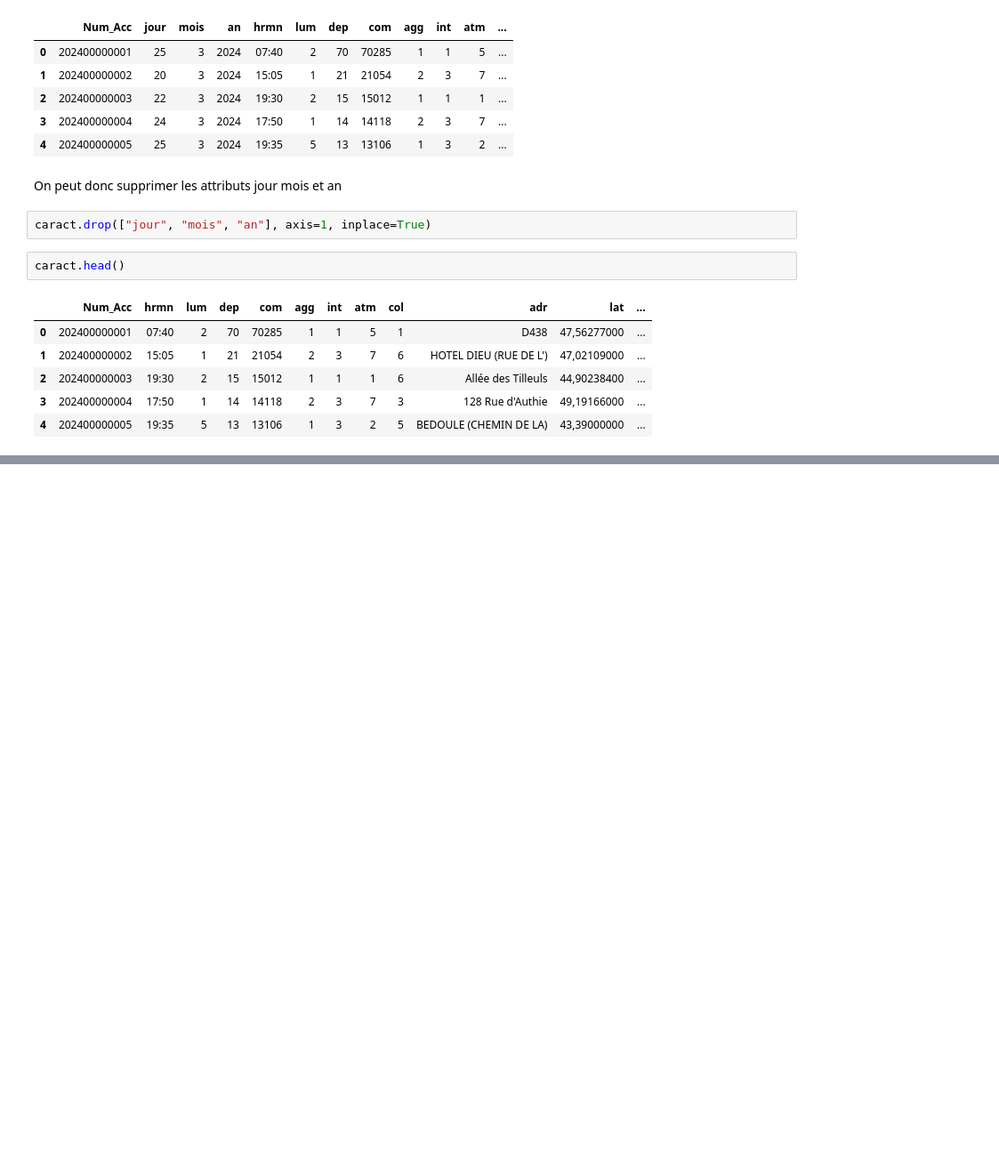
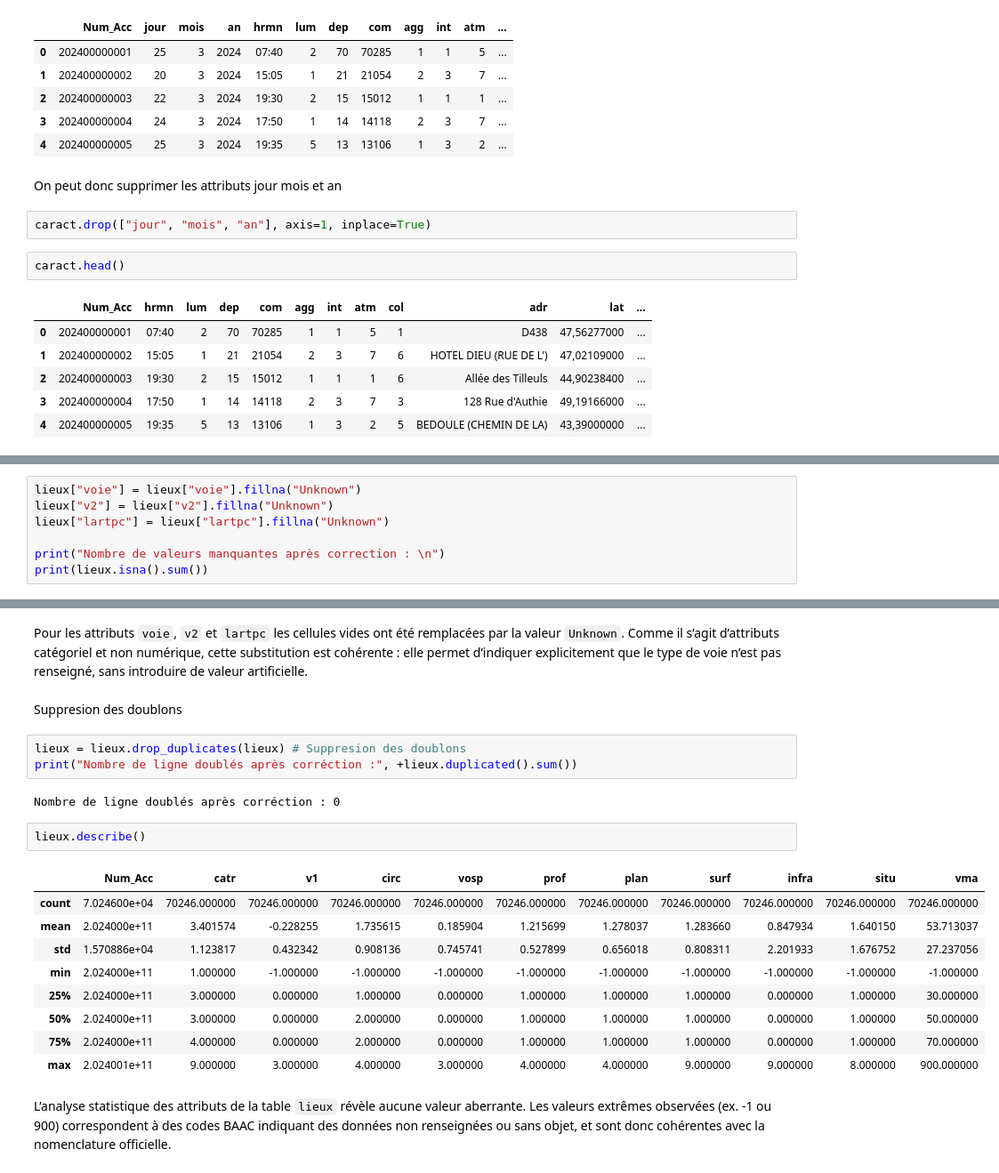
Before and after one commit to Ilyies07/analyse-data-accidents-route-france, a Jupyter notebook: analyse.ipynb, the cells around one changed output, grey strips where cells are left out. Shown at 89% size. Saved outputs shown, nothing was run; the diff lists cells and outputs as text; blank space fills up the shorter version.

Commit message:
Début nottoyage table lieux, conversion de certain attributs ce caract en float

```diff
--- a/analyse.ipynb
+++ b/analyse.ipynb
@@ -147,0 +253,7 @@ caract.head()
+# %%
+lieux["voie"] = lieux["voie"].fillna("Unknown")
+lieux["v2"] = lieux["v2"].fillna("Unknown")
+lieux["lartpc"] = lieux["lartpc"].fillna("Unknown")
+
+print("Nombre de valeurs manquantes après correction : \n")
+print(lieux.isna().sum())
@@ -147,0 +278,23 @@ caract.head()
+# %% [markdown]
+Pour les attributs `voie`, `v2` et `lartpc`  les cellules vides ont été remplacées par la valeur `Unknown`. Comme il s’agit d’attributs catégoriel et non numérique, cette substitution est cohérente : elle permet d’indiquer explicitement que le type de voie n’est pas renseigné, sans introduire de valeur artificielle.
+# %% [markdown]
+Suppresion des doublons
+# %%
+lieux = lieux.drop_duplicates(lieux) # Suppresion des doublons
+print("Nombre de ligne doublés après corréction :", +lieux.duplicated().sum())
+# %% [output]
+Nombre de ligne doublés après corréction : 0
+# %%
+lieux.describe()
+# %% [output]
+|  | Num_Acc | catr | v1 | circ | vosp | prof | plan | surf | infra | situ | vma |
+| count | 7.024600e+04 | 70246.000000 | 70246.000000 | 70246.000000 | 70246.000000 | 70246.000000 | 70246.000000 | 70246.000000 | 70246.000000 | 70246.000000 | 70246.000000 |
+| mean | 2.024000e+11 | 3.401574 | -0.228255 | 1.735615 | 0.185904 | 1.215699 | 1.278037 | 1.283660 | 0.847934 | 1.640150 | 53.713037 |
+| std | 1.570886e+04 | 1.123817 | 0.432342 | 0.908136 | 0.745741 | 0.527899 | 0.656018 | 0.808311 | 2.201933 | 1.676752 | 27.237056 |
+| min | 2.024000e+11 | 1.000000 | -1.000000 | -1.000000 | -1.000000 | -1.000000 | -1.000000 | -1.000000 | -1.000000 | -1.000000 | -1.000000 |
+| 25% | 2.024000e+11 | 3.000000 | 0.000000 | 1.000000 | 0.000000 | 1.000000 | 1.000000 | 1.000000 | 0.000000 | 1.000000 | 30.000000 |
+| 50% | 2.024000e+11 | 3.000000 | 0.000000 | 2.000000 | 0.000000 | 1.000000 | 1.000000 | 1.000000 | 0.000000 | 1.000000 | 50.000000 |
+| 75% | 2.024000e+11 | 4.000000 | 0.000000 | 2.000000 | 0.000000 | 1.000000 | 1.000000 | 1.000000 | 0.000000 | 1.000000 | 70.000000 |
+| max | 2.024001e+11 | 9.000000 | 3.000000 | 4.000000 | 3.000000 | 4.000000 | 4.000000 | 9.000000 | 9.000000 | 8.000000 | 900.000000 |
+# %% [markdown]
+L’analyse statistique des attributs de la table `lieux` révèle aucune valeur aberrante. Les valeurs extrêmes observées (ex. -1 ou 900) correspondent à des codes BAAC indiquant des données non renseignées ou sans objet, et sont donc cohérentes avec la nomenclature officielle.
```
Also changed, not shown: parts of 15 cells of this notebook.
